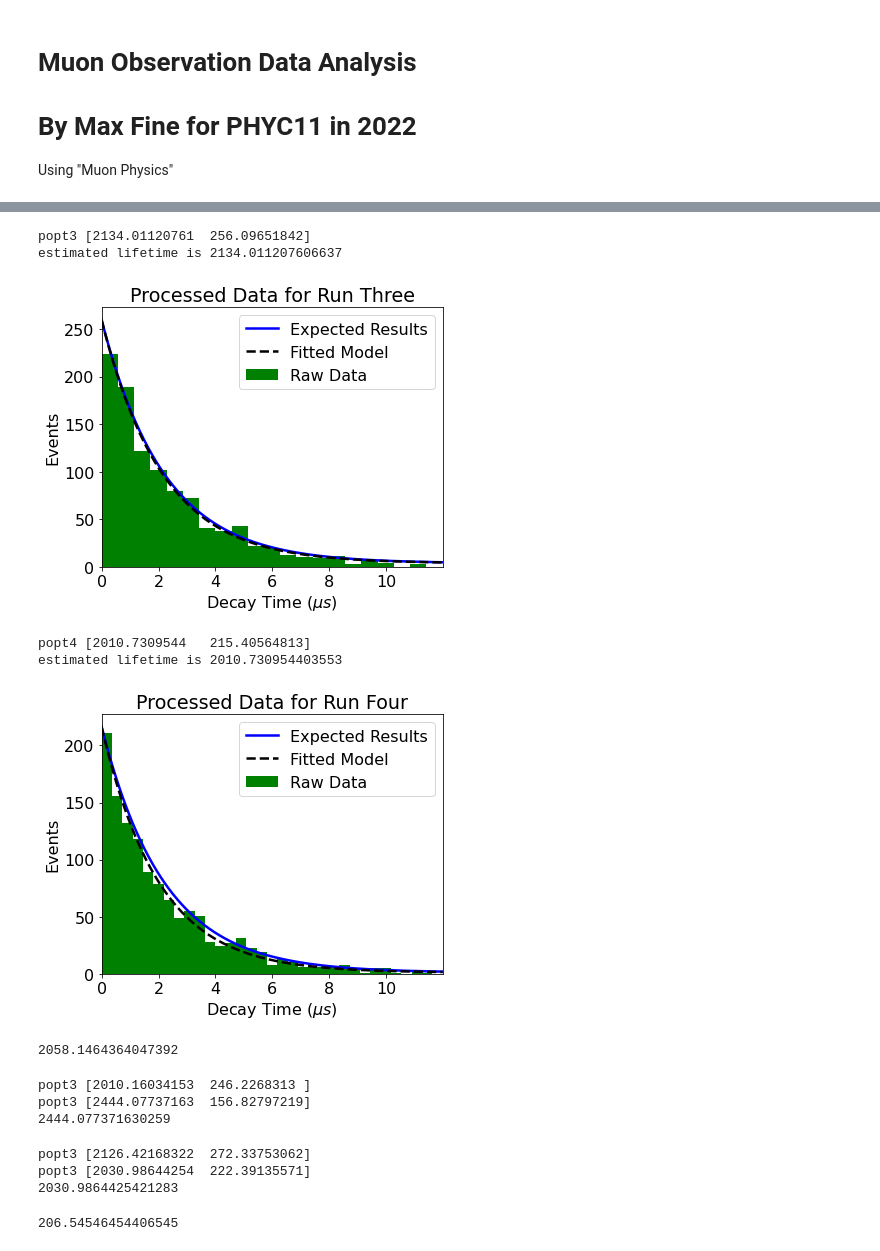
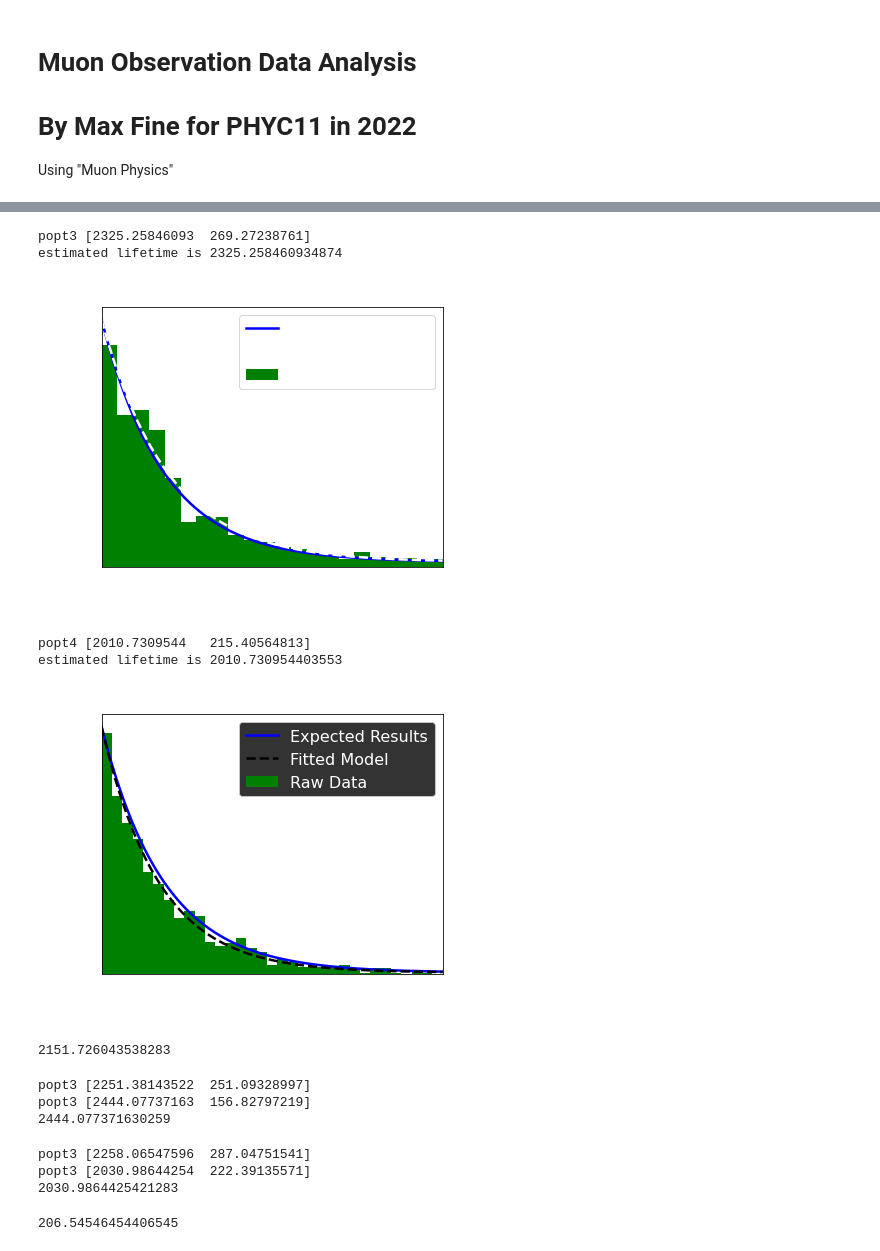
Before and after one commit to afinemax/PHYC11, a Jupyter notebook: lab1/lab1_analysis.ipynb, the cells around one changed output, grey strips where cells are left out. Drawn from its saved outputs; the diff is of its cells as text; code cells hidden in the pictures.

```diff
--- a/lab1/lab1_analysis.ipynb
+++ b/lab1/lab1_analysis.ipynb
@@ -15,7 +15,7 @@ m_muon = 206.768283046 *me
 # %%
 # importing data from file
 data_names = ['run1.data','run2.data','run3.data','run4.data']
-f_name3 = "run5.data" #change to data file name, expects it to be in  'data/f_name'
+f_name3 = "run3.data" #change to data file name, expects it to be in  'data/f_name'
 f_name4 = 'run4.data'
 
 path3 = "data/" + f_name3
@@ -32,7 +32,7 @@ decay_data4 = raw_data4[:,0]
 
 # values of >40000 indicate that a muon did not decay so we remove them
 #40000) #and np.where(decay_data > 60)) #40000) #40000)
-index_proc3 = np.where(decay_data3 < 12000)
+index_proc3 = np.where(decay_data3 < 40000)
 proc_data3 = decay_data3[index_proc3]
 # 14000
 index_proc4 = np.where(decay_data4 < 12000)
@@ -42,4 +42,10 @@ data_len3 = len(proc_data3)
 data_len4 = len(proc_data4)
 print(data_len3)
 print(data_len4)
+
+COLOR = 'white'
+plt.rcParams['text.color'] = COLOR
+plt.rcParams['axes.labelcolor'] = COLOR
+plt.rcParams['xtick.color'] = COLOR
+plt.rcParams['ytick.color'] = COLOR
 # %% [output]
@@ -172,25 +178,31 @@ print(1000*std4/(bins4[1]-bins4[0]))
 # %%
 # plotting fitted models
 plt.figure(figsize=(6, 5))
 plt.bar(binscenters3/1000, data_entries3, width=(bins3[1] - bins3[0])/1000, color ='green', label=r'Raw Data')
 xspace = np.linspace(0,20000,100000)
 plt.plot(xspace /1000, expected3(xspace, popt3[1]), color='blue',linewidth=2.5 ,label=r'Expected Results')
-plt.plot(xspace /1000, model3(xspace, *popt3), '--',color='black',linewidth=2.5 ,label=r'Fitted Model')
+plt.plot(xspace /1000, model3(xspace, *popt3), '--',color='white',linewidth=2.5 ,label=r'Fitted Model')
 plt.xlim(0,np.max(proc_data4)/1000)
-plt.xlabel(r'Decay Time ($\mu s$)')#($\mu$s)')
-plt.ylabel(r'Events')
+plt.xlabel(r'Decay Time ($\mu s$)',color="white")#($\mu$s)')
+plt.ylabel(r'Events',color="white")
 plt.legend(loc='best')
-plt.title('Processed Data for Run Three')
+plt.title('Processed Data',color="white") # run three
 plt.rcParams.update({'font.size': 16})
 plt.tight_layout()
-plt.savefig('plots/fitted_Muon_Decay_Time_Histogram' +'3' +'.pdf')
+
+plt.rcParams.update({
+    "figure.facecolor":  (0, 0.0, 0.0, 0),  # red   with alpha = 30%
+    "axes.facecolor":    (0.0, 0, 0.0, 0),  # green with alpha = 50%
+    "savefig.facecolor": (0.0, 0.0, 0, 0),  # blue  with alpha = 20%
+})
+plt.savefig('plots/fitted_Muon_Decay_Time_Histogram' +'3' +'.png',transparent=True)
 print('popt3 ' + str(popt3))
 half_life3 = popt3[0] # mew s
 print('estimated lifetime is ' + str(half_life3))
 # %% [output]
-popt3 [2134.01120761  256.09651842]
-estimated lifetime is 2134.011207606637
+popt3 [2325.25846093  269.27238761]
+estimated lifetime is 2325.258460934874
-[figure, old version]
+[figure, new version]
 # %%
 plt.figure(figsize=(6, 5))
 plt.bar(binscenters4/1000, data_entries4, width=(bins4[1] - bins4[0])/1000, color ='green', label=r'Raw Data')
@@ -212,14 +224,14 @@ print('estimated lifetime is ' + str(half_life4))
 # %% [output]
 popt4 [2010.7309544   215.40564813]
 estimated lifetime is 2010.730954403553
-[figure, old version]
+[figure, new version]
 # %%
 # final estimation
 # using a weighted average of the two values.
 half_life = (half_life3 * len(binscenters3)+half_life4 *len(binscenters4))/(len(binscenters3) +len(binscenters4))
 print(half_life)  #ns
 # %% [output]
-2058.1464364047392
+2151.726043538283
 # %%
 # error estimation
 # %%
@@ -252,7 +264,7 @@ half_life4_high = popt4[0] # mew s
 avg_half_life_high = ((half_life3_high * len(binscenters3)+half_life4_high *len(binscenters4))/(len(binscenters3) +len(binscenters4)))
 print(avg_half_life_high)  #ns
 # %% [output]
-popt3 [2010.16034153  246.2268313 ]
+popt3 [2251.38143522  251.09328997]
 popt3 [2444.07737163  156.82797219]
 2444.077371630259
 # %%
@@ -285,7 +297,7 @@ half_life4_low = popt4[0] # mew s
 avg_half_life_low = ((half_life3_low * len(binscenters3)+half_life4_low *len(binscenters4))/(len(binscenters3) +len(binscenters4)))
 print(avg_half_life_low)  #ns
 # %% [output]
-popt3 [2126.42168322  272.33753062]
+popt3 [2258.06547596  287.04751541]
 popt3 [2030.98644254  222.39135571]
 2030.9864425421283
 # %%
```
Also changed, not shown: parts of 20 cells of this notebook, 23 other files.
